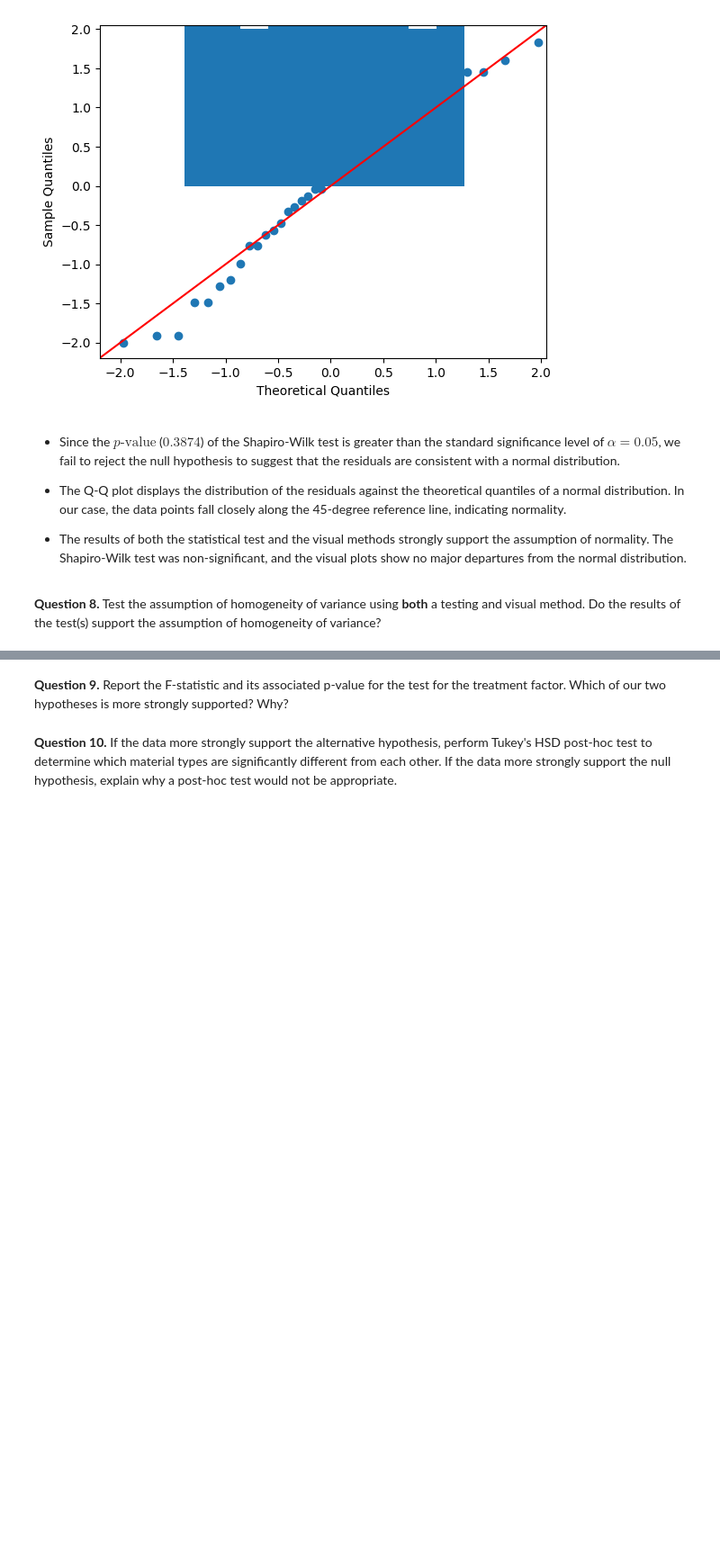
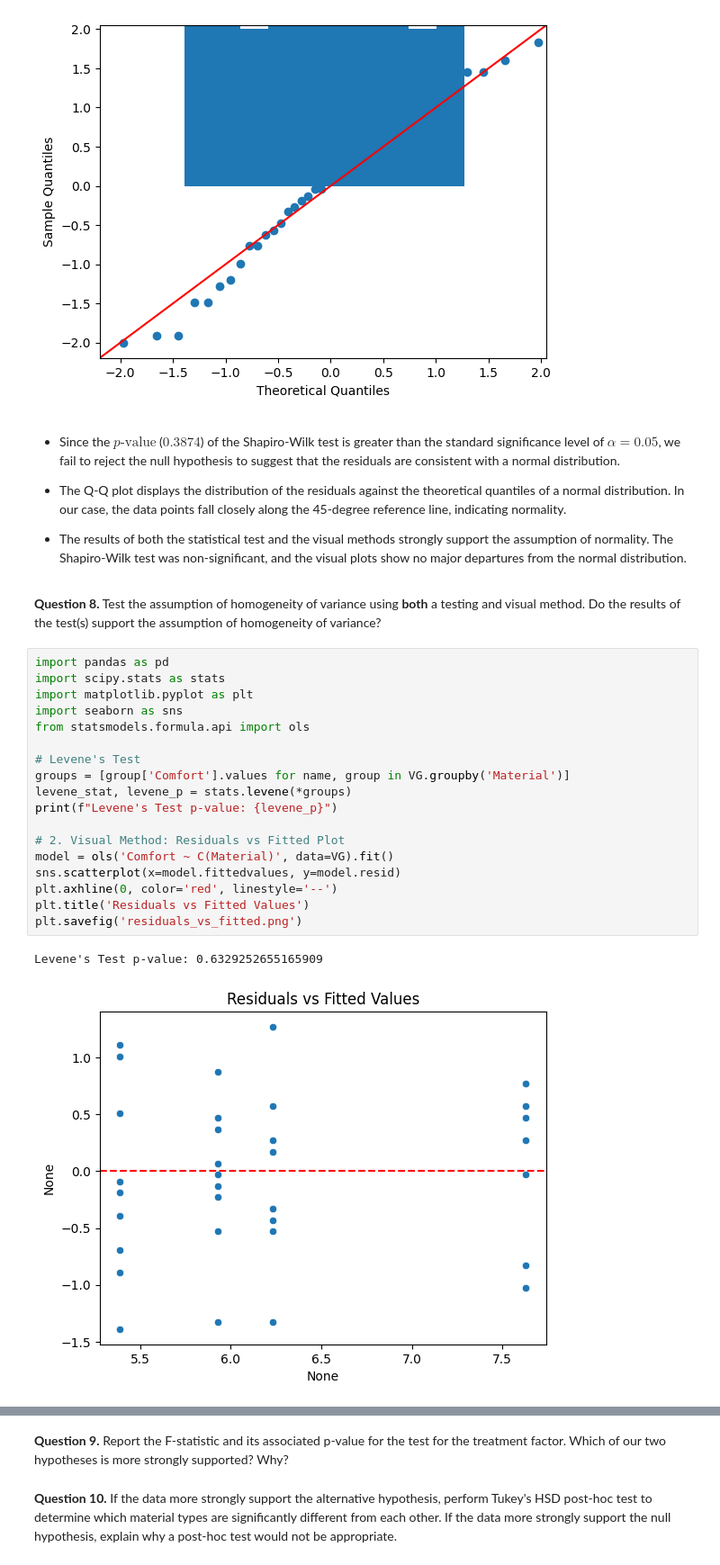
Before and after one commit to cmuriithi/STAT-7220-Applied-Experimental-Design, a Jupyter notebook: Assignments/Midterm-Exam/Midterm-Exam.ipynb, the cells around one changed output, grey strips where cells are left out. Shown at 90% size. Saved outputs shown, nothing was run; the diff lists cells and outputs as text; blank space fills up the shorter version.

```diff
--- a/Assignments/Midterm-Exam/Midterm-Exam.ipynb
+++ b/Assignments/Midterm-Exam/Midterm-Exam.ipynb
@@ -166,3 +166,24 @@ Shapiro-Wilk p-value: 0.3874084700249114
 - The results of both the statistical test and the visual methods strongly support the assumption of normality. The Shapiro-Wilk test was non-significant, and the visual plots show no major departures from the normal distribution.
 # %% [markdown]
 **Question 8.** Test the assumption of homogeneity of variance using **both** a testing and visual method. Do the results of the test(s) support the assumption of homogeneity of variance?
+# %%
+import pandas as pd
+import scipy.stats as stats
+import matplotlib.pyplot as plt
+import seaborn as sns
+from statsmodels.formula.api import ols
+
+# Levene's Test
+groups = [group['Comfort'].values for name, group in VG.groupby('Material')]
+levene_stat, levene_p = stats.levene(*groups)
+print(f"Levene's Test p-value: {levene_p}")
+
+# 2. Visual Method: Residuals vs Fitted Plot
+model = ols('Comfort ~ C(Material)', data=VG).fit()
+sns.scatterplot(x=model.fittedvalues, y=model.resid)
+plt.axhline(0, color='red', linestyle='--')
+plt.title('Residuals vs Fitted Values')
+plt.savefig('residuals_vs_fitted.png')
+# %% [output]
+Levene's Test p-value: 0.6329252655165909
+[figure, added]
```
Also changed, not shown: parts of 1 cell of this notebook.
